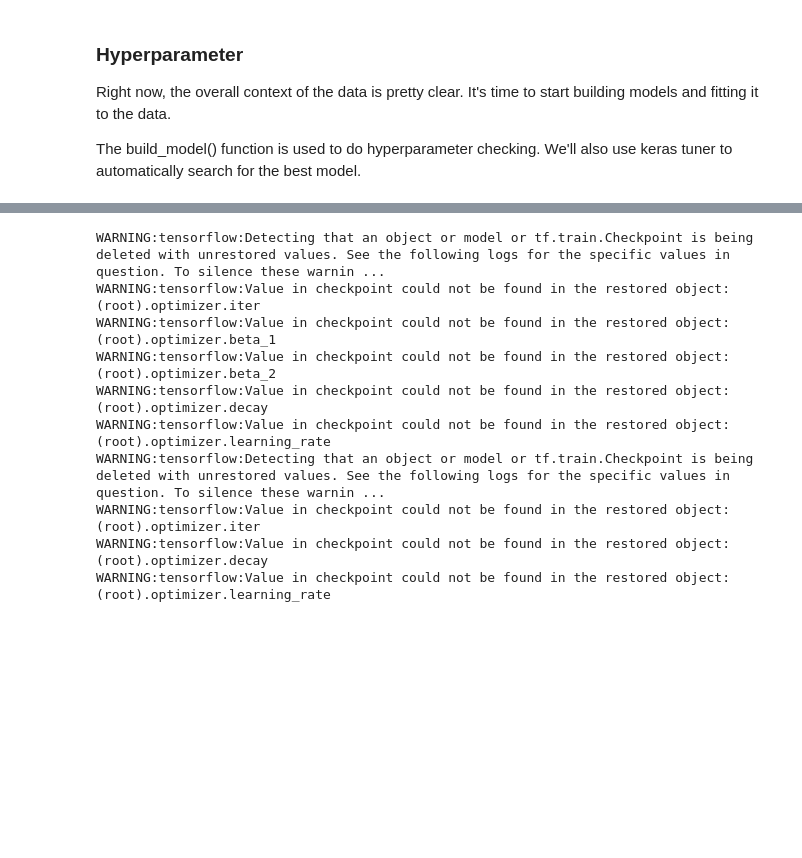
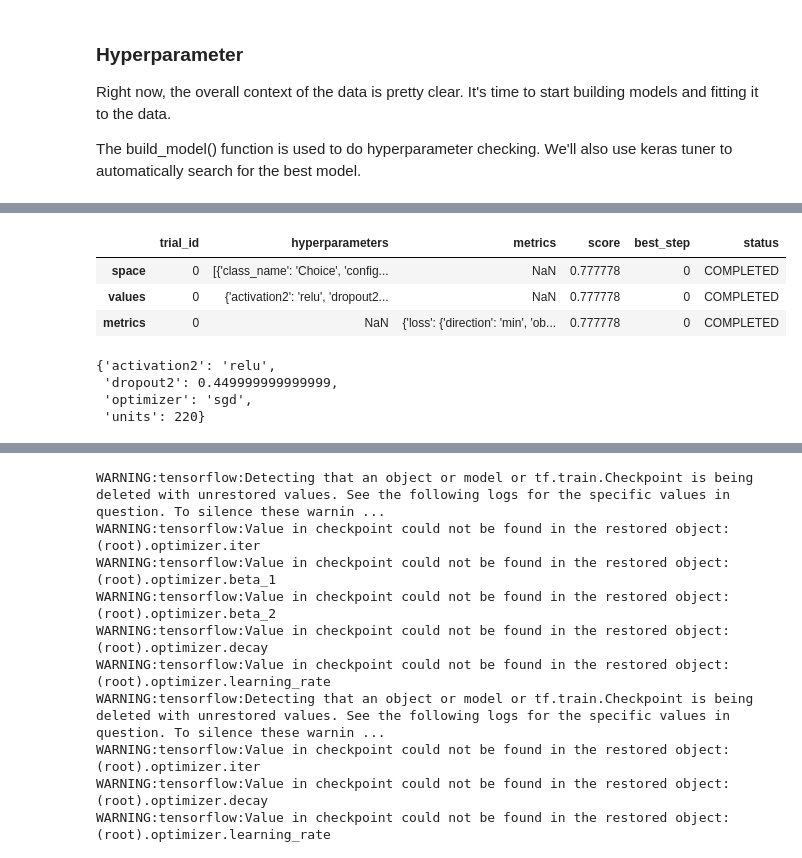
Before and after one commit to Eudelft/Deepproject, a Jupyter notebook: deep.ipynb, the cells around one changed output, grey strips where cells are left out. Drawn from its saved outputs; the diff is of its cells as text; code cells hidden in the pictures; blank space fills up the shorter version.

Commit message:
Hyperparameter Callbacks

```diff
--- a/deep.ipynb
+++ b/deep.ipynb
@@ -230 +247,15 @@ tuner.get_best_models(num_models=5)
  <keras.engine.sequential.Sequential at 0x...>]
+# %%
+pd.read_json('./models/search1/trial_0/trial.json')
+# %% [output]
+|  | trial_id | hyperparameters | metrics | score | best_step | status |
+| space | 0 | [{'class_name': 'Choice', 'config... | NaN | 0.777778 | 0 | COMPLETED |
+| values | 0 | {'activation2': 'relu', 'dropout2... | NaN | 0.777778 | 0 | COMPLETED |
+| metrics | 0 | NaN | {'loss': {'direction': 'min', 'ob... | 0.777778 | 0 | COMPLETED |
+# %%
+pd.read_json('./models/search1/trial_0/trial.json')['hyperparameters'][1]
+# %% [output]
+{'activation2': 'relu',
+ 'dropout2': 0.449999999999999,
+ 'optimizer': 'sgd',
+ 'units': 220}
```
Also changed, not shown: parts of 12 cells of this notebook.
